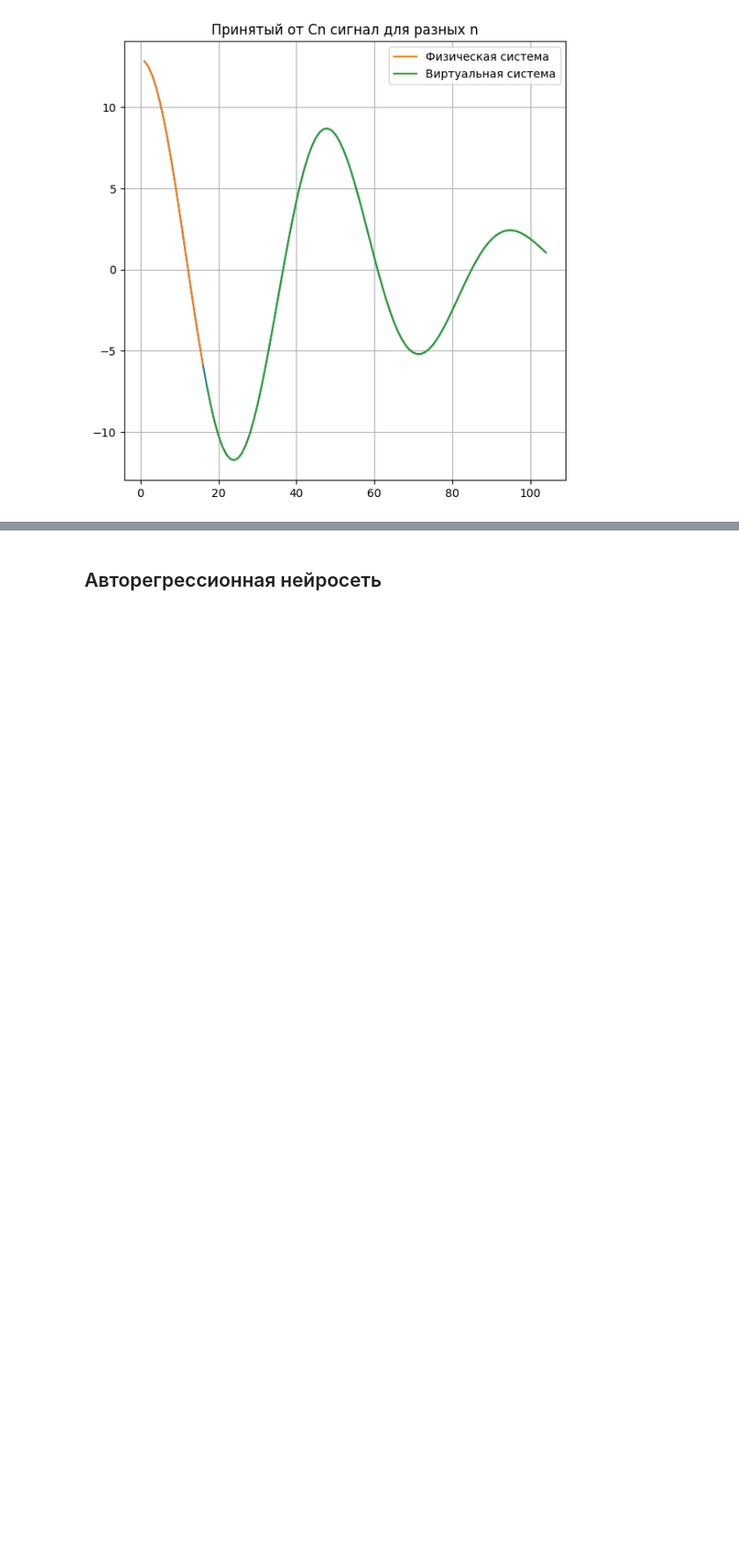
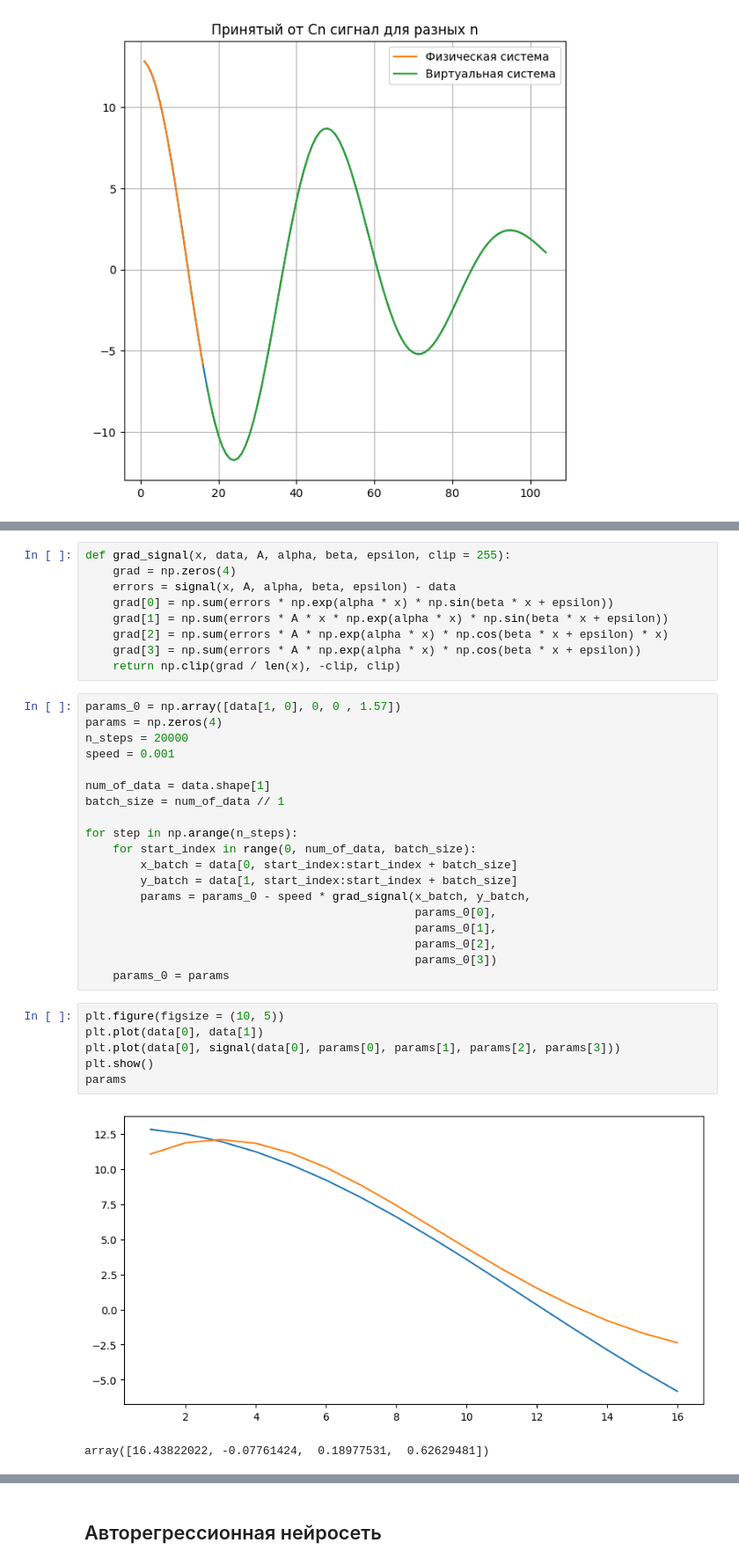
Before and after one commit to qwerty29544/superresolution_nn, a Jupyter notebook: ipynb/Superresolution_mathcad.ipynb, the cells around one changed output, grey strips where cells are left out. Shown at 88% size. Saved outputs shown, nothing was run; the diff lists cells and outputs as text; blank space fills up the shorter version.

```diff
--- a/ipynb/Superresolution_mathcad.ipynb
+++ b/ipynb/Superresolution_mathcad.ipynb
@@ -132,0 +202,37 @@ plt.grid()
+# %%
+def grad_signal(x, data, A, alpha, beta, epsilon, clip = 255):
+    grad = np.zeros(4)
+    errors = signal(x, A, alpha, beta, epsilon) - data
+    grad[0] = np.sum(errors * np.exp(alpha * x) * np.sin(beta * x + epsilon))
+    grad[1] = np.sum(errors * A * x * np.exp(alpha * x) * np.sin(beta * x + epsilon))
+    grad[2] = np.sum(errors * A * np.exp(alpha * x) * np.cos(beta * x + epsilon) * x)
+    grad[3] = np.sum(errors * A * np.exp(alpha * x) * np.cos(beta * x + epsilon))
+    return np.clip(grad / len(x), -clip, clip)
+# %%
+params_0 = np.array([data[1, 0], 0, 0 , 1.57])
+params = np.zeros(4)
+n_steps = 20000
+speed = 0.001
+
+num_of_data = data.shape[1]
+batch_size = num_of_data // 1
+
+for step in np.arange(n_steps):
+    for start_index in range(0, num_of_data, batch_size):
+        x_batch = data[0, start_index:start_index + batch_size]
+        y_batch = data[1, start_index:start_index + batch_size]
+        params = params_0 - speed * grad_signal(x_batch, y_batch,
+                                                params_0[0],
+                                                params_0[1],
+                                                params_0[2],
+                                                params_0[3])
+    params_0 = params
+# %%
+plt.figure(figsize = (10, 5))
+plt.plot(data[0], data[1])
+plt.plot(data[0], signal(data[0], params[0], params[1], params[2], params[3]))
+plt.show()
+params
+# %% [output]
+[figure, added]
+array([16.43822022, -0.07761424,  0.18977531,  0.62629481])
```
Also changed, not shown: parts of 16 cells of this notebook, 1 other file.
